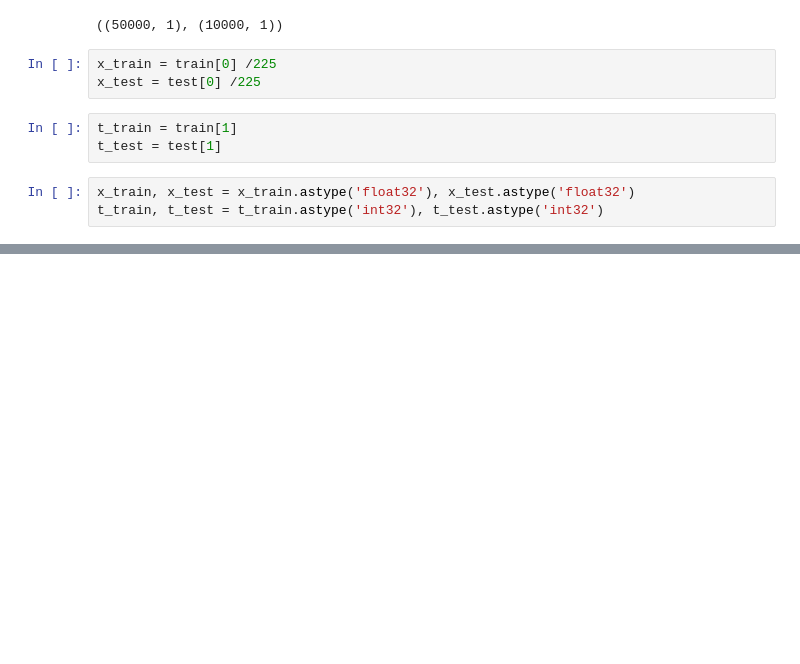
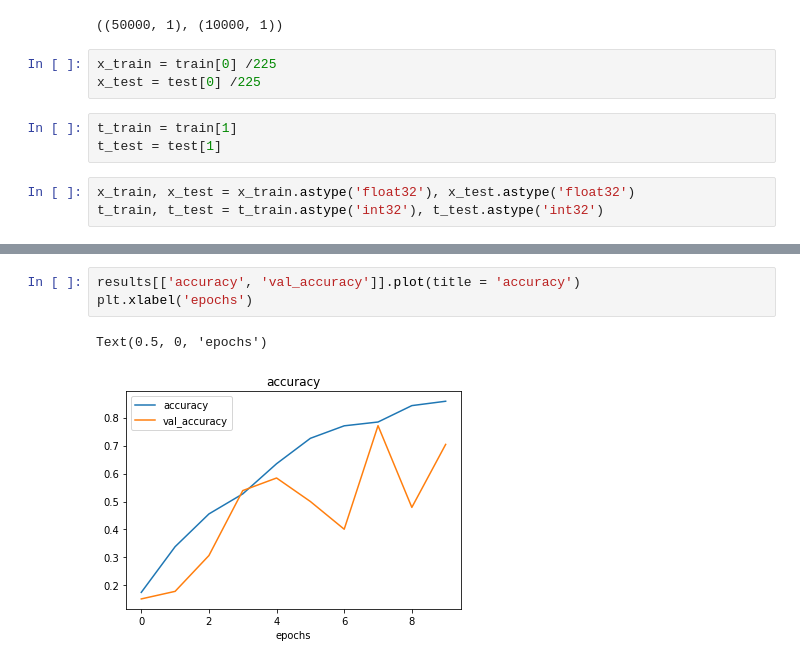
Before and after one commit to ash-coding/machine_learning, a Jupyter notebook: fine_tuning.ipynb, the cells around one changed output, grey strips where cells are left out. Saved outputs shown, nothing was run; the diff lists cells and outputs as text; blank space fills up the shorter version.

```diff
--- a/fine_tuning.ipynb
+++ b/fine_tuning.ipynb
@@ -52,0 +269,6 @@ t_train, t_test = t_train.astype('int32'), t_test.astype('int32')
+# %%
+results[['accuracy', 'val_accuracy']].plot(title = 'accuracy')
+plt.xlabel('epochs')
+# %% [output]
+Text(0.5, 0, 'epochs')
+[figure, added]
```
Also changed, not shown: parts of 27 cells of this notebook.
